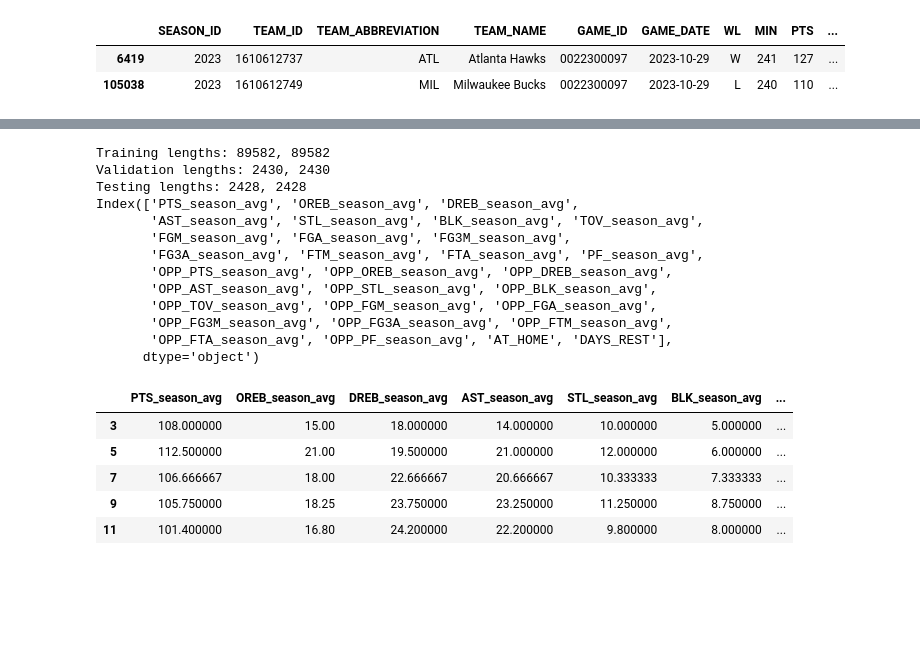
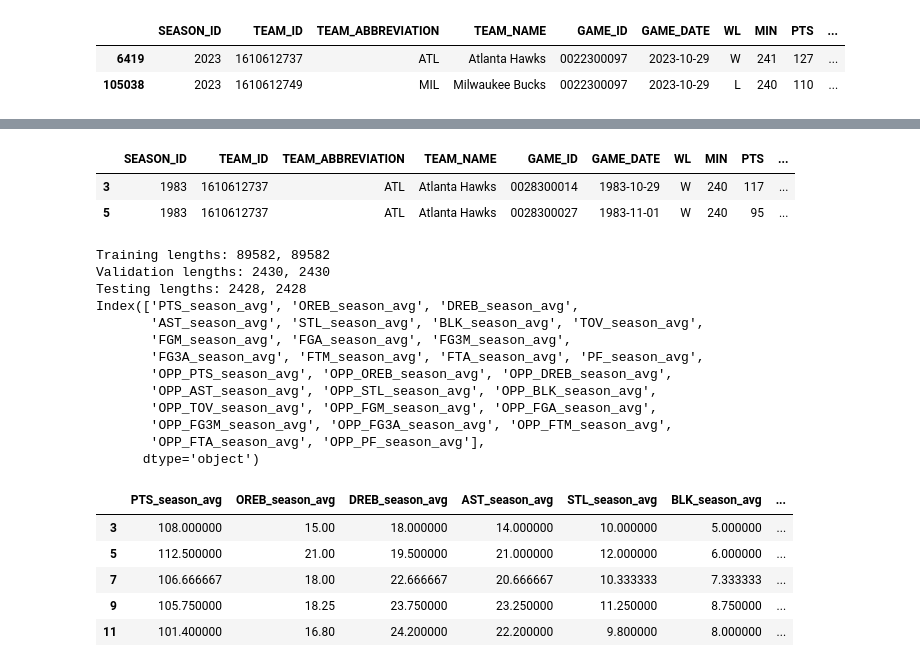
Before and after one commit to wtbtucker/NBA-Machine-Learning-Sports-Betting, a Jupyter notebook: data_mining_pipeline.ipynb, the cells around one changed output, grey strips where cells are left out. Drawn from its saved outputs; the diff is of its cells as text; code cells hidden in the pictures; blank space fills up the shorter version.

```diff
--- a/data_mining_pipeline.ipynb
+++ b/data_mining_pipeline.ipynb
@@ -410,3 +419,10 @@ plt.show()
+# %%
+season_avg_df['PT_DIFF'] = season_avg_df['PTS'] - season_avg_df['OPP_PTS']
+season_avg_df.head(2)
+# %% [output]
+|  | SEASON_ID | TEAM_ID | TEAM_ABBREVIATION | TEAM_NAME | GAME_ID | GAME_DATE | WL | MIN | PTS | ... |
+| 3 | 1983 | 1610612737 | ATL | Atlanta Hawks | 0028300014 | 1983-10-29 | W | 240 | 117 | ... |
+| 5 | 1983 | 1610612737 | ATL | Atlanta Hawks | 0028300027 | 1983-11-01 | W | 240 | 95 | ... |
 # %%
 # Train/test split
 ff_train = season_avg_df[(season_avg_df['SEASON_ID'] != '2024') & (season_avg_df['SEASON_ID']!='2023')]
@@ -415,10 +431,10 @@ ff_test = season_avg_df[season_avg_df['SEASON_ID'] == '2024']
 
 
 # Features (your team and opponent rolling stats)
-feature_cols = [col for col in season_avg_df.columns if '_season_avg' in col] + ['AT_HOME', 'DAYS_REST']
+feature_cols = [col for col in season_avg_df.columns if '_season_avg' in col]
 
 # Target (what you want to predict)
-target_col = 'PTS'  # or normalized 'PTS_normalized', depending
+target_col = 'PT_DIFF'  # or normalized 'PTS_normalized', depending
 
 X_train = ff_train[feature_cols]
 y_train = ff_train[target_col]
@@ -445,7 +461,7 @@ Index(['PTS_season_avg', 'OREB_season_avg', 'DREB_season_avg',
        'OPP_AST_season_avg', 'OPP_STL_season_avg', 'OPP_BLK_season_avg',
        'OPP_TOV_season_avg', 'OPP_FGM_season_avg', 'OPP_FGA_season_avg',
        'OPP_FG3M_season_avg', 'OPP_FG3A_season_avg', 'OPP_FTM_season_avg',
-       'OPP_FTA_season_avg', 'OPP_PF_season_avg', 'AT_HOME', 'DAYS_REST'],
+       'OPP_FTA_season_avg', 'OPP_PF_season_avg'],
       dtype='object')
 # %%
 X_train.head()
```
Also changed, not shown: parts of 14 cells of this notebook.
